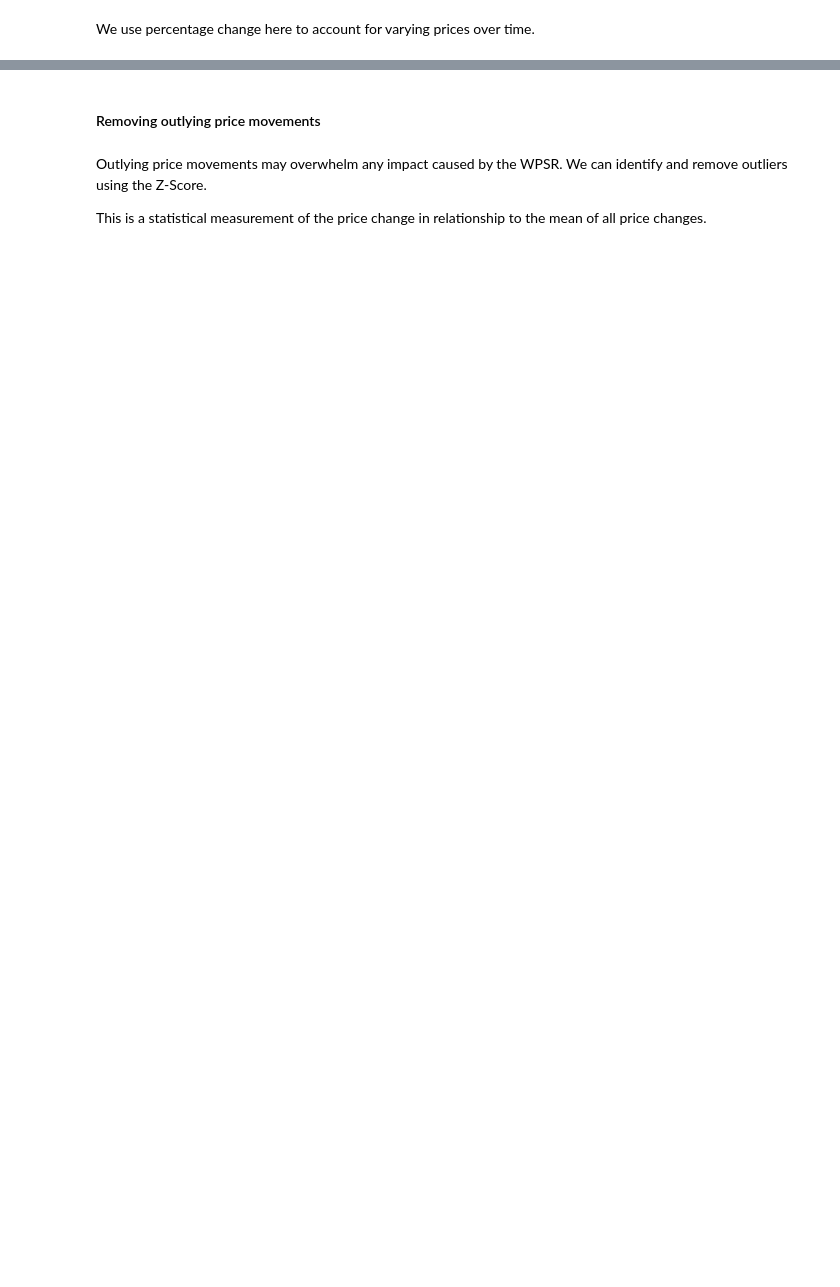
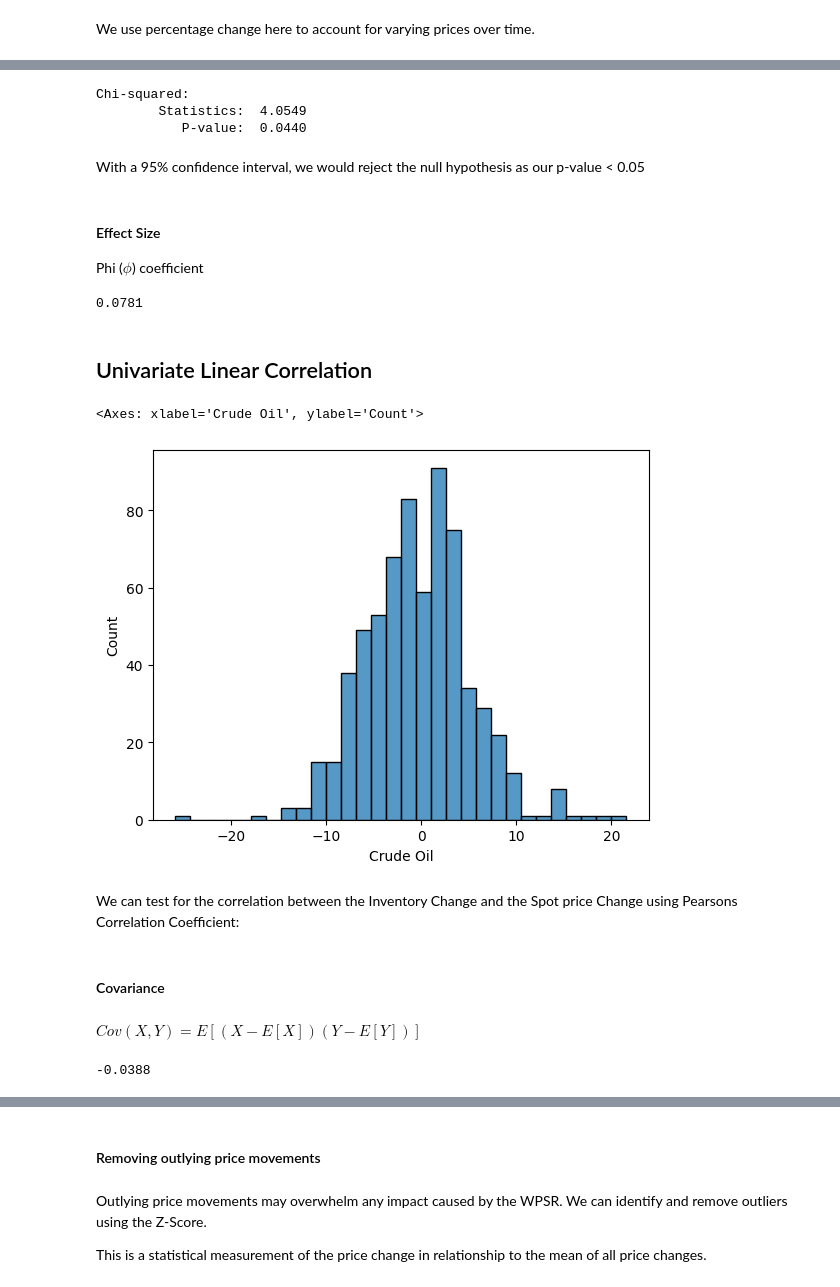
Before and after one commit to kinghfs/wpsr-statistical-analysis, a Jupyter notebook: wpsr-statistical-analysis.ipynb, the cells around one changed output, grey strips where cells are left out. Drawn from its saved outputs; the diff is of its cells as text; code cells hidden in the pictures; blank space fills up the shorter version.

```diff
--- a/wpsr-statistical-analysis.ipynb
+++ b/wpsr-statistical-analysis.ipynb
@@ -113,0 +108,28 @@ price_changes.hist()
+# %%
+print(f"Chi-squared:\n\t{'Statistics':>10}:{res.statistic:>8.4f}\n\t{'P-value':>10}:{res.pvalue:>8.4f}")
+# %% [output]
+Chi-squared:
+        Statistics:  4.0549
+           P-value:  0.0440
+# %% [markdown]
+With a 95% confidence interval, we would reject the null hypothesis as our p-value < 0.05
+# %% [markdown]
+<h4>Effect Size</h4>Phi ($\phi$) coefficient
+# %%
+phi = math.sqrt(res.statistic / len(market_change))
+round(phi, 4)
+# %% [output]
+0.0781
+# %% [markdown]
+<h2><font color='32a8a6'>Univariate Linear Correlation</font></h2>
+# %%
+sns.histplot(crude_change)
+# %% [output]
+<Axes: xlabel='Crude Oil', ylabel='Count'>
+[figure, added]
+# %% [markdown]
+We can test for the correlation between the Inventory Change and the Spot price Change using Pearsons Correlation Coefficient:
+# %% [markdown]
+<h4>Covariance</h4>
+# %% [markdown]
+$Cov(X, Y) = E[(X - E[X])(Y - E[Y])]$
@@ -113,0 +139,5 @@ price_changes.hist()
+# %%
+cov = X.cov(Y)
+round(cov, 4)
+# %% [output]
+-0.0388
```
Also changed, not shown: parts of 186 cells of this notebook.
